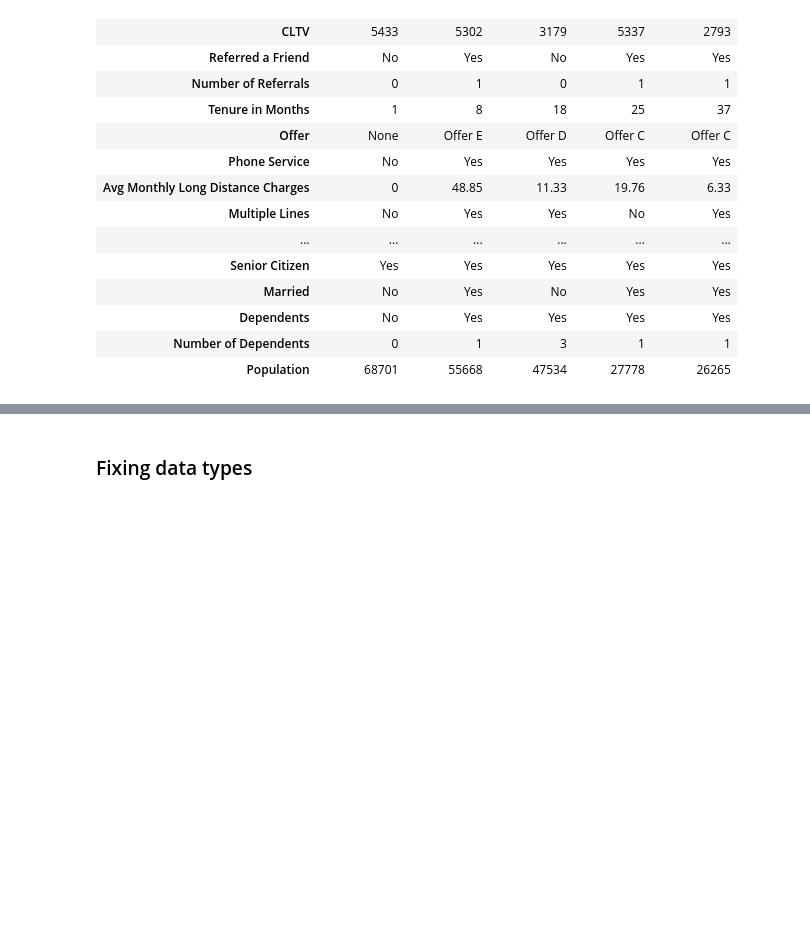
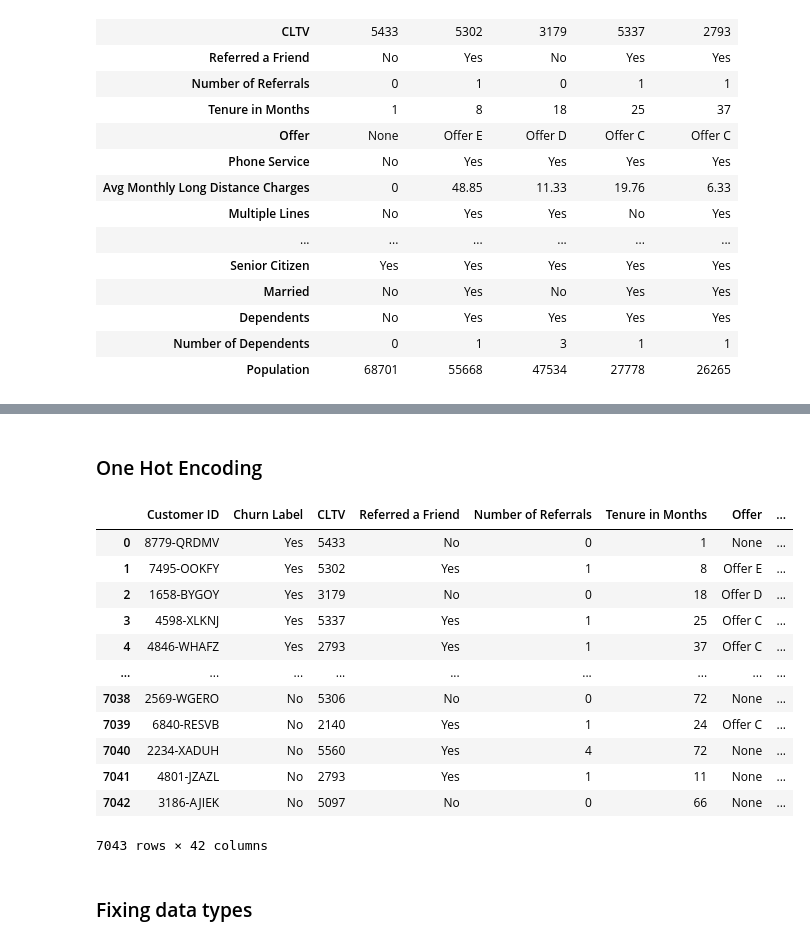
Before and after one commit to lucienwalewski/cse204project, a Jupyter notebook: src/preprocessing.ipynb, the cells around one changed output, grey strips where cells are left out. Saved outputs shown, nothing was run; the diff lists cells and outputs as text; code cells hidden in the pictures; blank space fills up the shorter version.

```diff
--- a/src/preprocessing.ipynb
+++ b/src/preprocessing.ipynb
@@ -439,0 +297,2 @@ Name: Customer ID, Length: 1106, dtype: int64
+# %% [markdown]
+### One Hot Encoding
@@ -440,3 +301,19 @@ Name: Customer ID, Length: 1106, dtype: int64
+# %%
+OneHotEncoder([""])
+# %% [output]
+|  | Customer ID | Churn Label | CLTV | Referred a Friend | Number of Referrals | Tenure in Months | Offer | ... |
+| 0 | 8779-QRDMV | Yes | 5433 | No | 0 | 1 | None | ... |
+| 1 | 7495-OOKFY | Yes | 5302 | Yes | 1 | 8 | Offer E | ... |
+| 2 | 1658-BYGOY | Yes | 3179 | No | 0 | 18 | Offer D | ... |
+| 3 | 4598-XLKNJ | Yes | 5337 | Yes | 1 | 25 | Offer C | ... |
+| 4 | 4846-WHAFZ | Yes | 2793 | Yes | 1 | 37 | Offer C | ... |
+| ... | ... | ... | ... | ... | ... | ... | ... | ... |
+| 7038 | 2569-WGERO | No | 5306 | No | 0 | 72 | None | ... |
+| 7039 | 6840-RESVB | No | 2140 | Yes | 1 | 24 | Offer C | ... |
+| 7040 | 2234-XADUH | No | 5560 | Yes | 4 | 72 | None | ... |
+| 7041 | 4801-JZAZL | No | 2793 | Yes | 1 | 11 | None | ... |
+| 7042 | 3186-AJIEK | No | 5097 | No | 0 | 66 | None | ... |
+7043 rows × 42 columns
 # %% [markdown]
 ### Fixing data types
 # %% [markdown]
```
Also changed, not shown: parts of 48 cells of this notebook.
